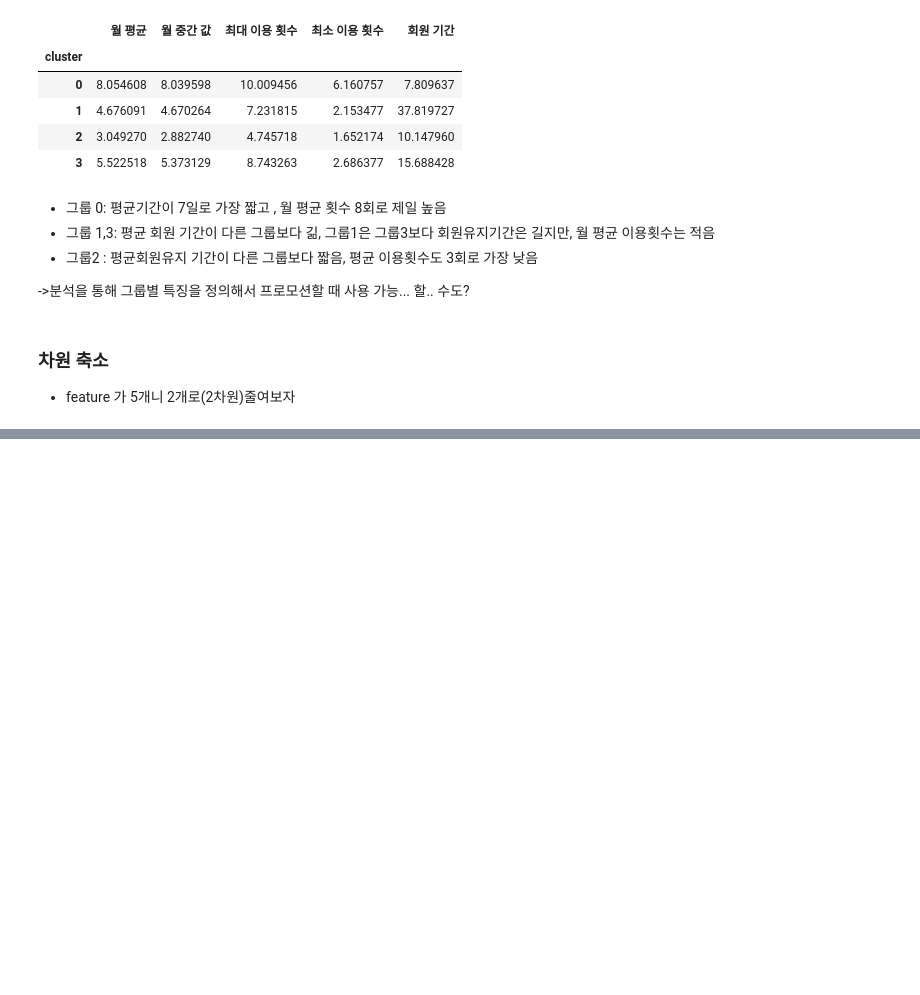
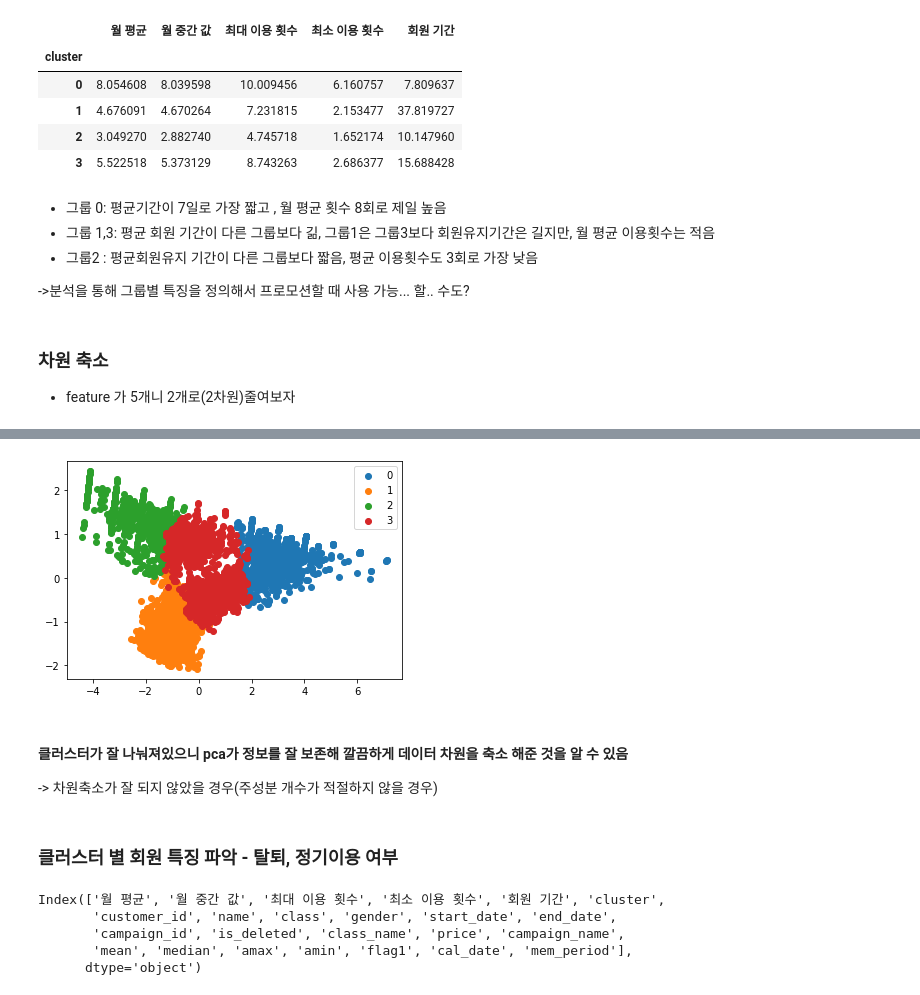
Before and after one commit to pillz9408/python, a Jupyter notebook: MachineLearning/221027_customer_.ipynb, the cells around one changed output, grey strips where cells are left out. Saved outputs shown, nothing was run; the diff lists cells and outputs as text; code cells hidden in the pictures; blank space fills up the shorter version.

```diff
--- a/MachineLearning/221027_customer_.ipynb
+++ b/MachineLearning/221027_customer_.ipynb
@@ -134,0 +175,22 @@ cc.groupby('cluster').mean()
+# %%
+for i in sorted(pca_x['cluster'].unique()):
+    #해당하는 클러스터 번호일 때 그림을 그리고, for 문을 실행하면서 그려진 그림 위에 덧그림
+    tmp = pca_x.loc[pca_x['cluster']==i]
+    plt.scatter(tmp[0],tmp[1])
+    plt.legend(sorted(pca_x['cluster'].unique()))
+# %% [output]
+[figure, added]
+# %% [markdown]
+#### 클러스터가 잘 나눠져있으니 pca가 정보를 잘 보존해 깔끔하게 데이터 차원을 축소 해준 것을 알 수 있음
+-> 차원축소가 잘 되지 않았을 경우(주성분 개수가 적절하지 않을 경우)
+# %% [markdown]
+### 클러스터 별 회원 특징 파악 - 탈퇴, 정기이용 여부
+# %%
+cc_join = pd.concat([cc, c], axis=1)
+cc_join.keys()
+# %% [output]
+Index(['월 평균', '월 중간 값', '최대 이용 횟수', '최소 이용 횟수', '회원 기간', 'cluster',
+       'customer_id', 'name', 'class', 'gender', 'start_date', 'end_date',
+       'campaign_id', 'is_deleted', 'class_name', 'price', 'campaign_name',
+       'mean', 'median', 'amax', 'amin', 'flag1', 'cal_date', 'mem_period'],
+      dtype='object')
```
Also changed, not shown: parts of 21 cells of this notebook.
